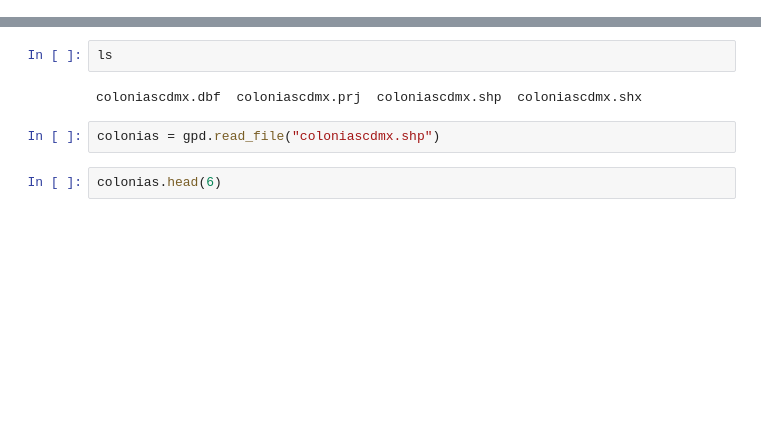
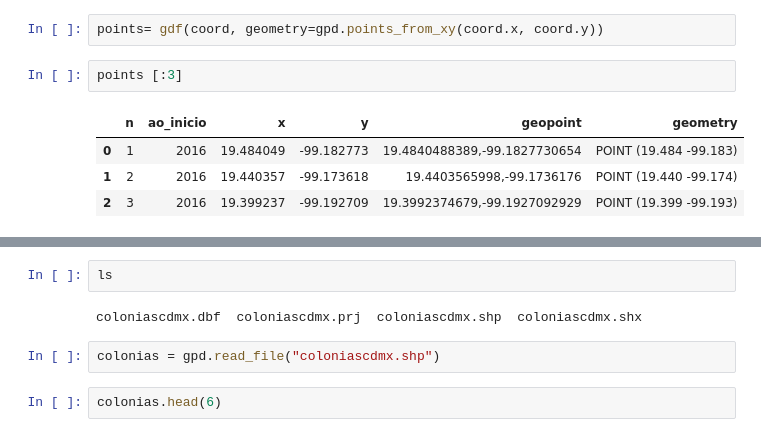
Before and after one commit to prope-2020-gh-classroom/practica-final-por-equipos-verano-2020-itam-patyua, a Jupyter notebook: Mapita.ipynb, the cells around one changed output, grey strips where cells are left out. Saved outputs shown, nothing was run; the diff lists cells and outputs as text; blank space fills up the shorter version.

```diff
--- a/Mapita.ipynb
+++ b/Mapita.ipynb
@@ -5,3 +32,12 @@ import geopandas as gpd
+# %%
+points= gdf(coord, geometry=gpd.points_from_xy(coord.x, coord.y))
+# %%
+points [:3]
+# %% [output]
+|  | n | ao_inicio | x | y | geopoint | geometry |
+| 0 | 1 | 2016 | 19.484049 | -99.182773 | 19.4840488389,-99.1827730654 | POINT (19.484 -99.183) |
+| 1 | 2 | 2016 | 19.440357 | -99.173618 | 19.4403565998,-99.1736176 | POINT (19.440 -99.174) |
+| 2 | 3 | 2016 | 19.399237 | -99.192709 | 19.3992374679,-99.1927092929 | POINT (19.399 -99.193) |
 # %%
 ls
 # %% [output]
```
Also changed, not shown: parts of 9 cells of this notebook.
